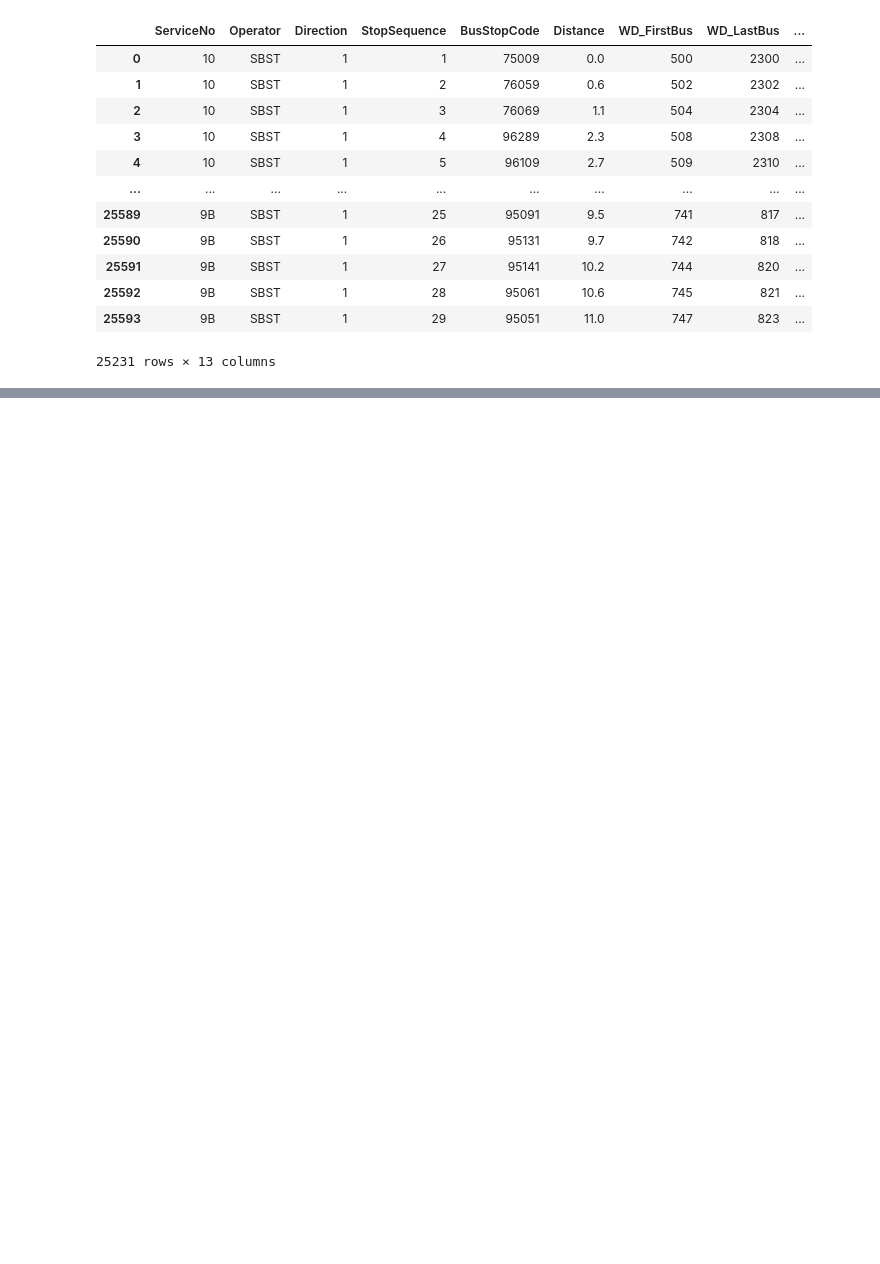
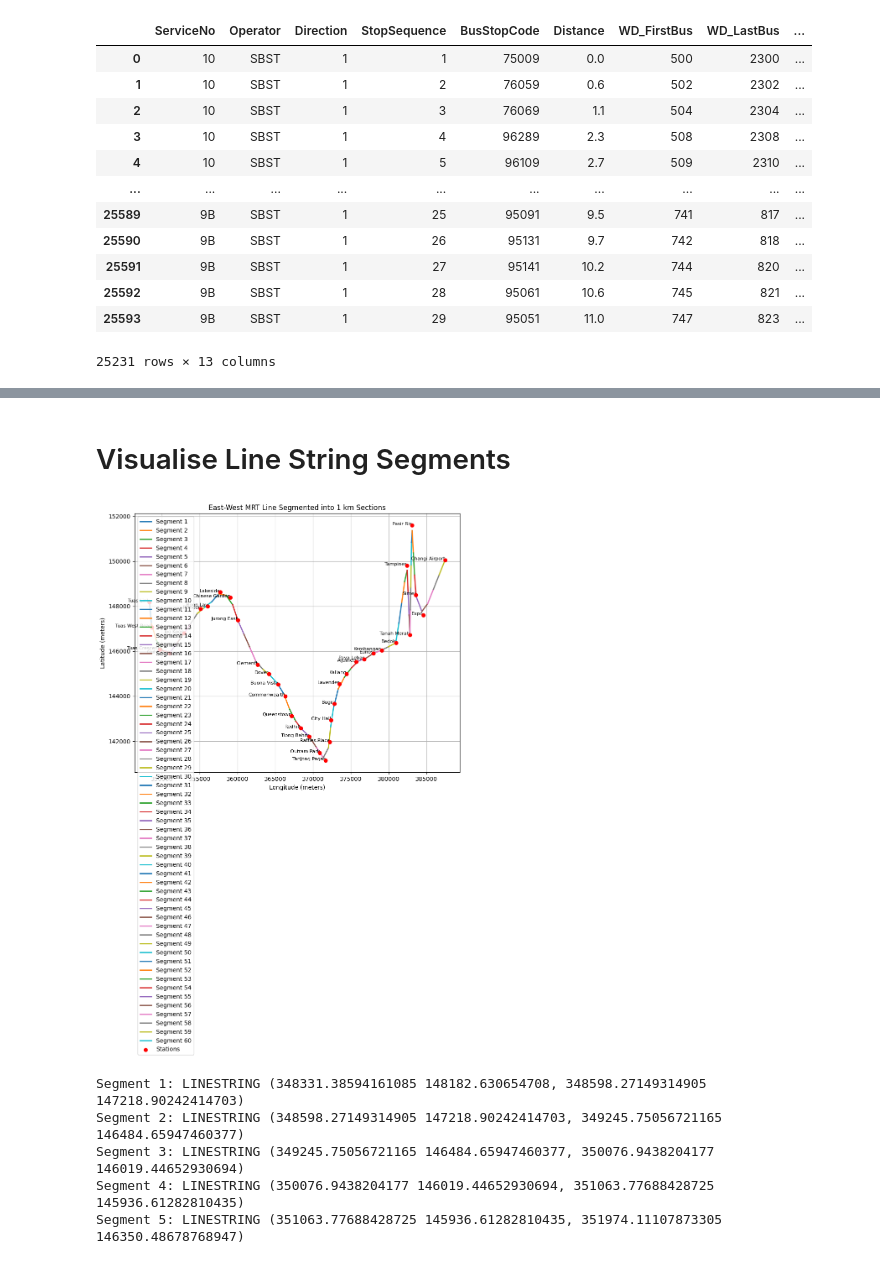
Before and after one commit to ajjajjajjajj/dsa4264-lta-geospatial, a Jupyter notebook: Parallel_Route.ipynb, the cells around one changed output, grey strips where cells are left out. Saved outputs shown, nothing was run; the diff lists cells and outputs as text; code cells hidden in the pictures; blank space fills up the shorter version.

```diff
--- a/Parallel_Route.ipynb
+++ b/Parallel_Route.ipynb
@@ -159,0 +317,53 @@ print(output_df)
+# %% [markdown]
+# Visualise Line String Segments
+# %%
+target_line = "East-West"  # change to visualize other lines
+if target_line in segmented_lines_per_station_line:
+    segmented_data = segmented_lines_per_station_line[target_line]
+
+    mrt_segments = segmented_data['segments']
+    station_points = segmented_data['station_points']
+    station_names = segmented_data['station_names']
+
+    # Visualize the segments on the map
+    plt.figure(figsize=(10, 8))
+
+    # Plot each segment in a different color
+    for idx, segment in enumerate(mrt_segments):
+        x_seg, y_seg = segment.xy  # Extract x and y coordinates for the segment
+        plt.plot(x_seg, y_seg, label=f'Segment {idx+1}', linewidth=2)
+
+    # Plot the station points
+    station_x = [point.x for point in station_points]
+    station_y = [point.y for point in station_points]
+    plt.scatter(station_x, station_y, color='red', label='Stations', zorder=5)
+
+    # Annotate the station names
+    for i, name in enumerate(station_names):
+        plt.text(station_x[i], station_y[i], name, fontsize=8, ha='right')
+
+    # Set the title and labels
+    plt.title(f'{target_line} MRT Line Segmented into 1 km Sections')
+    plt.xlabel('Longitude (meters)')
+    plt.ylabel('Latitude (meters)')
+
+    # Add a legend
+    plt.legend()
+
+    # Show the plot
+    plt.grid(True)
+    plt.show()
+
+    # Print the first few segments for verification
+    for idx, segment in enumerate(mrt_segments[:5]):  # Print first 5 segments
+        print(f"Segment {idx+1}: {segment}")
+
+else:
+    print(f"No data available for MRT Line: {target_line}")
+# %% [output]
+[figure, added]
+Segment 1: LINESTRING (348331.38594161085 148182.630654708, 348598.27149314905 147218.90242414703)
+Segment 2: LINESTRING (348598.27149314905 147218.90242414703, 349245.75056721165 146484.65947460377)
+Segment 3: LINESTRING (349245.75056721165 146484.65947460377, 350076.9438204177 146019.44652930694)
+Segment 4: LINESTRING (350076.9438204177 146019.44652930694, 351063.77688428725 145936.61282810435)
+Segment 5: LINESTRING (351063.77688428725 145936.61282810435, 351974.11107873305 146350.48678768947)
```
Also changed, not shown: parts of 21 cells of this notebook, 1 other file.
